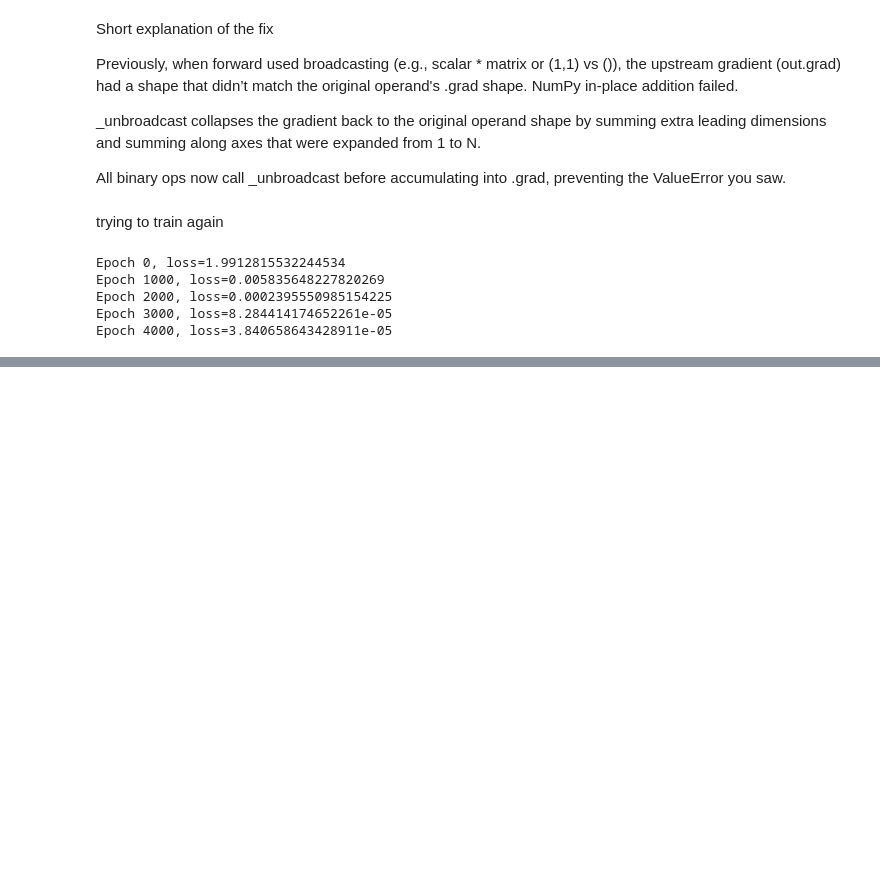
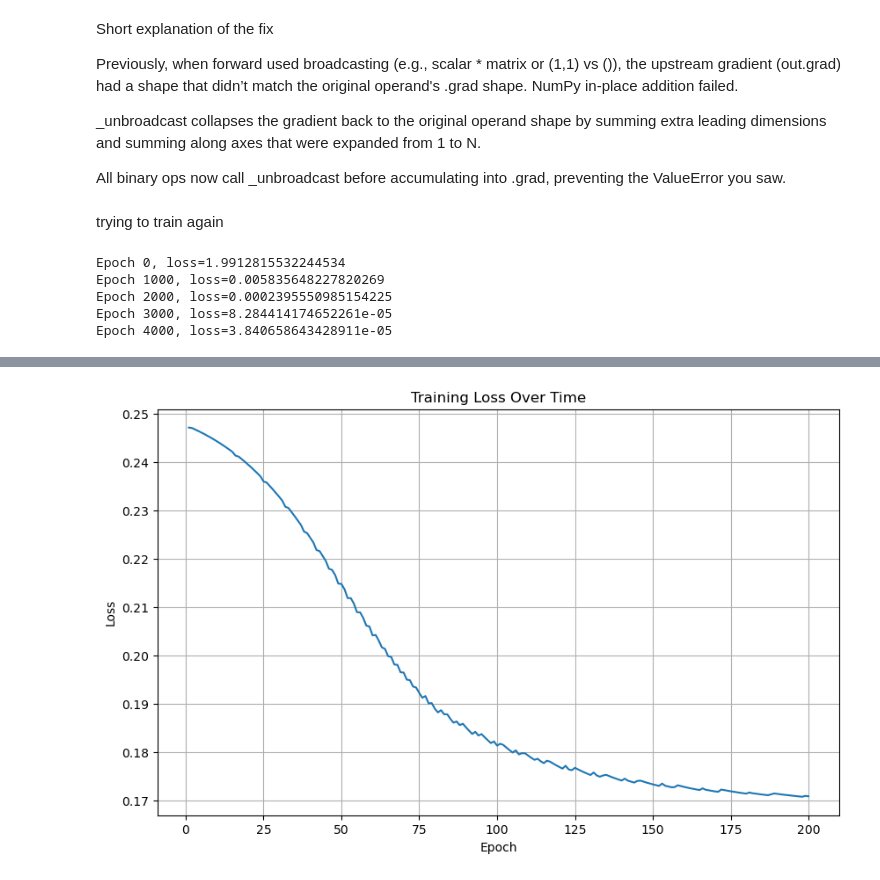
Before and after one commit to teknasd/scratch, a Jupyter notebook: basics.ipynb, the cells around one changed output, grey strips where cells are left out. Cells and saved outputs as stored; diff of their text form; code cells hidden in the pictures; blank space fills up the shorter version.

```diff
--- a/basics.ipynb
+++ b/basics.ipynb
@@ -4367,0 +4706,33 @@ Epoch 4000, loss=3.840658643428911e-05
+# %%
+class MLP:
+    def __init__(self):
+        self.l1 = Linear(2, 2)
+        self.l2 = Linear(2, 1)
+
+    def parameters(self):
+        return self.l1.parameters() + self.l2.parameters()
+
+    def __call__(self, x):
+        out = self.l1(x).relu()
+        out = self.l2(out)
+        return out.sigmoid()
+
+
+
+model = MLP()
+opt = SGD(model.parameters(), lr=0.1)
+loss = Loss.mse
+
+
+
+data = [
+    (np.array([[0.,0.]]), np.array([[0.]])),
+    (np.array([[0.,1.]]), np.array([[1.]])),
+    (np.array([[1.,0.]]), np.array([[1.]])),
+    (np.array([[1.,1.]]), np.array([[0.]])),
+]
+
+trainer = Trainer(model, opt, loss)
+trainer.fit(data, epochs=200)
+plot_history(trainer.history)
+# %% [output]
@@ -4367,0 +4756 @@ Epoch 4000, loss=3.840658643428911e-05
+[figure, added]
```
Also changed, not shown: parts of 21 cells of this notebook.
